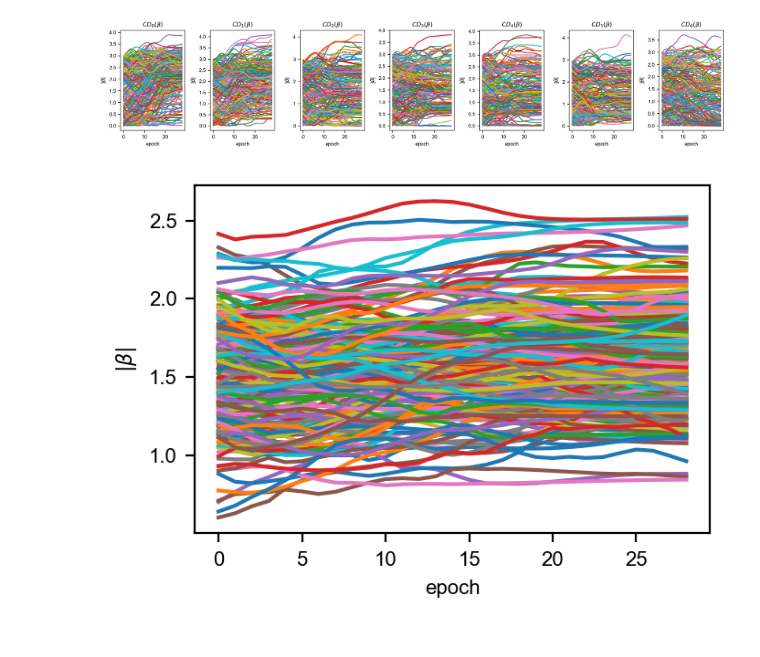
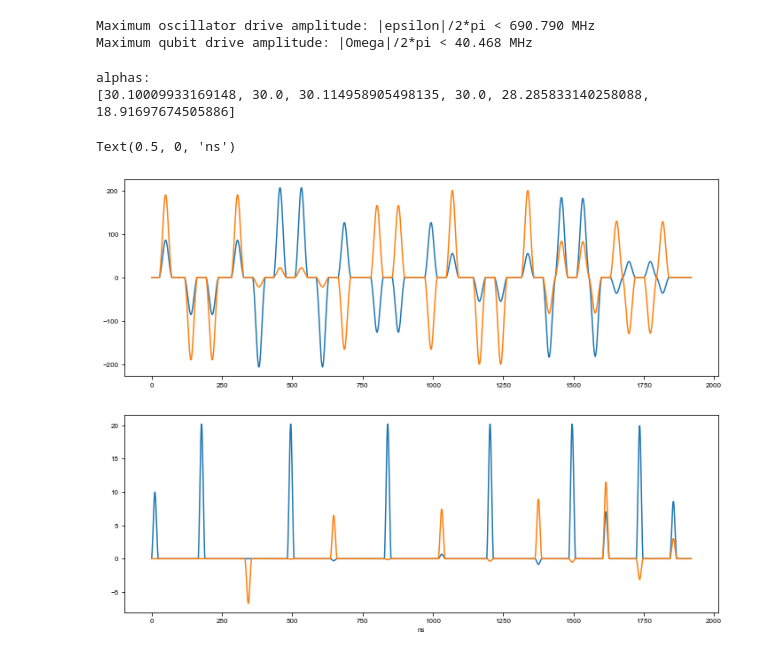
Before and after one commit to alec-eickbusch/ECD_control, a Jupyter notebook: examples/Fock_prep_ECD_opt.ipynb, the cells around one changed output. Drawn from its saved outputs; the diff is of its cells as text; code cells hidden in the pictures.

Commit message:
updated fock prep example with ECD pulse compilation

```diff
--- a/examples/Fock_prep_ECD_opt.ipynb
+++ b/examples/Fock_prep_ECD_opt.ipynb
@@ -116,5 +116,8 @@ Max Fidelity:  0.996490
 # %%
-#can also get the best circuit directly, could save this to a .npz file.
+#can also get the best circuit parameters directly, could save this to a .npz file.
 best_circuit =  opt.best_circuit()
+betas = best_circuit['betas']
+phis = best_circuit['phis']
+thetas = best_circuit['thetas']
 print(best_circuit)
 # %% [output]
@@ -183,7 +162,0 @@ Qobj data =
-# %%
-#there are a few other things we can plot.
-analysis.plot_mag_betas()
-analysis.plot_average_magnitude_beta()
-# %% [output]
-[figure, removed]
-[figure, removed]
@@ -189,0 +193,39 @@ analysis.plot_average_magnitude_beta()
+# %%
+#From these calibrations, the storage and qubit objects calculate the
+#conversion between DAC amplitude, and drive amplitude in MHz.
+#so, [Omega(t) in MHz] = [Omega(t) in DAC units]*Omega_m_MHz
+#and [Omega(t) in MHz] = [Omega(t) in DAC units]*Omega_m_MHz.
+#These parameters also represent the maximum drive amplitude,
+#since the DAC max amplitude is 1 (assuming amplifiers don't saturate.)
+print('Maximum oscillator drive amplitude: |epsilon|/2*pi < %.3f MHz' % storage.epsilon_m_MHz)
+print('Maximum qubit drive amplitude: |Omega|/2*pi < %.3f MHz' % qubit.Omega_m_MHz)
+# %% [output]
+Maximum oscillator drive amplitude: |epsilon|/2*pi < 690.790 MHz
+Maximum qubit drive amplitude: |Omega|/2*pi < 40.468 MHz
+# %%
+#generating the oscillator and qubit pulses (epsilon and Omega)
+#set 'chi_prime_correction = True' to correct for linear part of chi'
+#final_disp = True will implement final ECD gate as a gaussian displacement instead of full ECD gate.
+#This option is useful if the qubit and oscillator are disentangled after the gate.
+pulse_dict = conditional_displacement_circuit(betas, phis, thetas, storage, qubit,
+                     alpha_CD,buffer_time=buffer_time, kerr_correction = False, chi_prime_correction=True, final_disp=True, pad=True)
+
+#The dictionary will contain the pulses, in DAC units.
+#Also, the displacements used for each ECD gate (the "alphas")
+cavity_dac_pulse, qubit_dac_pulse,alphas = pulse_dict['cavity_dac_pulse'], pulse_dict['qubit_dac_pulse'], pulse_dict['alphas']
+print('alphas:')
+print(alphas)
+# %% [output]
+alphas:
+[30.10009933169148, 30.0, 30.114958905498135, 30.0, 28.285833140258088, 18.91697674505886]
+# %%
+#plotting the pulse, in units of MHz. It could also be fed into a time-domain simulation.
+fig, axs = plt.subplots(2,1)
+axs[0].plot(np.real(storage.epsilon_m_MHz*cavity_dac_pulse))
+axs[0].plot(np.imag(storage.epsilon_m_MHz*cavity_dac_pulse))
+axs[1].plot(np.real(qubit.Omega_m_MHz*qubit_dac_pulse))
+axs[1].plot(np.imag(qubit.Omega_m_MHz*qubit_dac_pulse))
+plt.xlabel('ns')
+# %% [output]
+Text(0.5, 0, 'ns')
+[figure, added]
```
Also changed, not shown: parts of 10 cells of this notebook.
